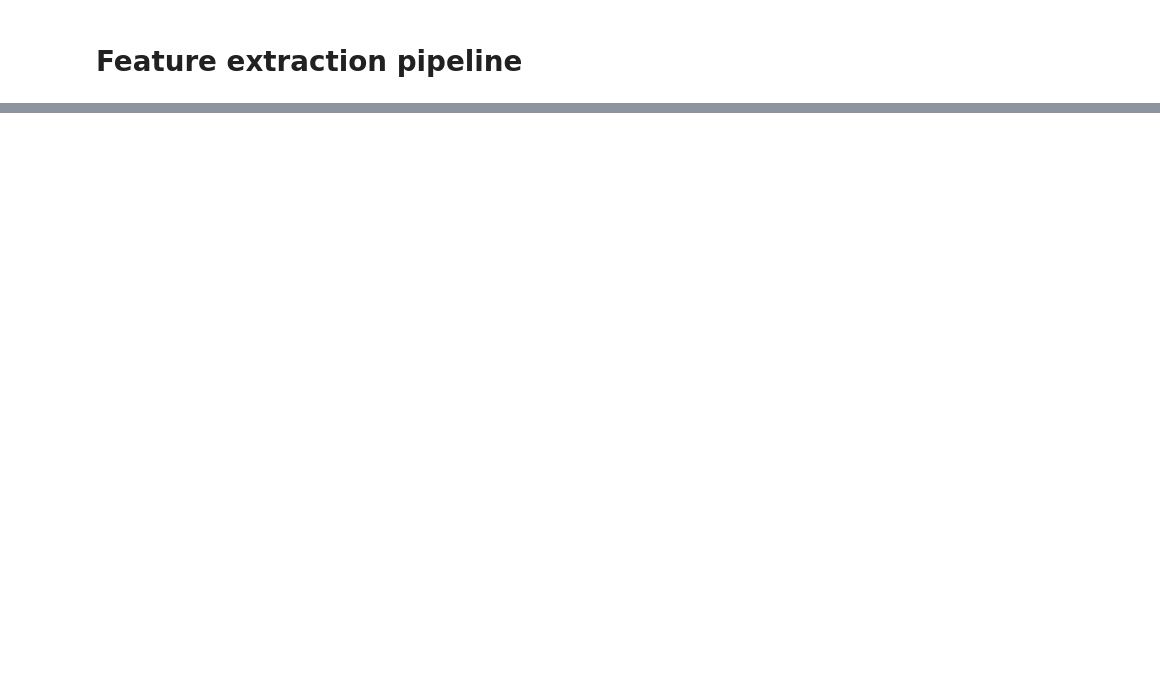
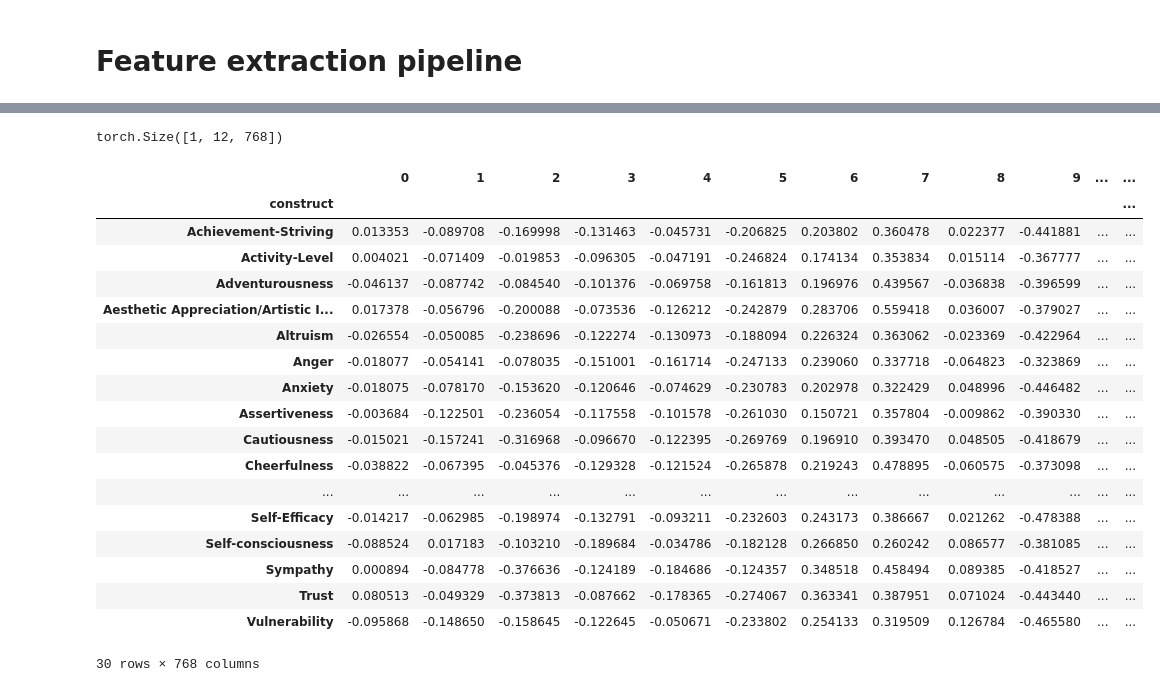
Before and after one commit to Zak-Hussain/LLM4BeSci, a Jupyter notebook: personality/personality.ipynb, the cells around one changed output, grey strips where cells are left out. Saved outputs shown, nothing was run; the diff lists cells and outputs as text; code cells hidden in the pictures; blank space fills up the shorter version.

Commit message:
add feature extraction pipeline

```diff
--- a/personality/personality.ipynb
+++ b/personality/personality.ipynb
@@ -156,0 +260,11 @@ print(f'r of absolute values: {sims.abs().corr(sims_observed.abs()).round(2)}')
+# %%
+# Loading the feature extraction pipeline
+model_ckpt = 'distilbert-base-uncased'
+feature_extractor = pipeline(
+    'feature-extraction', model=model_ckpt, tokenizer=model_ckpt,
+    device=device, framework='pt', batch_size=8
+)
+
+# Extracting the features for all items
+embeds = feature_extractor(neo_items['text'].to_list(), return_tensors='pt')
+embeds
@@ -156,0 +292,35 @@ print(f'r of absolute values: {sims.abs().corr(sims_observed.abs()).round(2)}')
+# %%
+embeds[0].shape
+# %% [output]
+torch.Size([1, 12, 768])
+# %%
+# Extracting the embedding for the [CLS] token
+embeds = [embeds[0][0].numpy() for embeds in embeds]
+
+# Converting to a data frame`
+embeds = pd.DataFrame(embeds)
+embeds['construct'] = neo_items['construct']
+
+# Calculating the mean embedding for each construct
+construct_embeds = embeds.groupby('construct').mean()
+construct_embeds
+# %% [output]
+|  | 0 | 1 | 2 | 3 | 4 | 5 | 6 | 7 | 8 | 9 | ... | ... |
+| construct |  |  |  |  |  |  |  |  |  |  |  | ... |
+| Achievement-Striving | 0.013353 | -0.089708 | -0.169998 | -0.131463 | -0.045731 | -0.206825 | 0.203802 | 0.360478 | 0.022377 | -0.441881 | ... | ... |
+| Activity-Level | 0.004021 | -0.071409 | -0.019853 | -0.096305 | -0.047191 | -0.246824 | 0.174134 | 0.353834 | 0.015114 | -0.367777 | ... | ... |
+| Adventurousness | -0.046137 | -0.087742 | -0.084540 | -0.101376 | -0.069758 | -0.161813 | 0.196976 | 0.439567 | -0.036838 | -0.396599 | ... | ... |
+| Aesthetic Appreciation/Artistic I... | 0.017378 | -0.056796 | -0.200088 | -0.073536 | -0.126212 | -0.242879 | 0.283706 | 0.559418 | 0.036007 | -0.379027 | ... | ... |
+| Altruism | -0.026554 | -0.050085 | -0.238696 | -0.122274 | -0.130973 | -0.188094 | 0.226324 | 0.363062 | -0.023369 | -0.422964 | ... | ... |
+| Anger | -0.018077 | -0.054141 | -0.078035 | -0.151001 | -0.161714 | -0.247133 | 0.239060 | 0.337718 | -0.064823 | -0.323869 | ... | ... |
+| Anxiety | -0.018075 | -0.078170 | -0.153620 | -0.120646 | -0.074629 | -0.230783 | 0.202978 | 0.322429 | 0.048996 | -0.446482 | ... | ... |
+| Assertiveness | -0.003684 | -0.122501 | -0.236054 | -0.117558 | -0.101578 | -0.261030 | 0.150721 | 0.357804 | -0.009862 | -0.390330 | ... | ... |
+| Cautiousness | -0.015021 | -0.157241 | -0.316968 | -0.096670 | -0.122395 | -0.269769 | 0.196910 | 0.393470 | 0.048505 | -0.418679 | ... | ... |
+| Cheerfulness | -0.038822 | -0.067395 | -0.045376 | -0.129328 | -0.121524 | -0.265878 | 0.219243 | 0.478895 | -0.060575 | -0.373098 | ... | ... |
+| ... | ... | ... | ... | ... | ... | ... | ... | ... | ... | ... | ... | ... |
+| Self-Efficacy | -0.014217 | -0.062985 | -0.198974 | -0.132791 | -0.093211 | -0.232603 | 0.243173 | 0.386667 | 0.021262 | -0.478388 | ... | ... |
+| Self-consciousness | -0.088524 | 0.017183 | -0.103210 | -0.189684 | -0.034786 | -0.182128 | 0.266850 | 0.260242 | 0.086577 | -0.381085 | ... | ... |
+| Sympathy | 0.000894 | -0.084778 | -0.376636 | -0.124189 | -0.184686 | -0.124357 | 0.348518 | 0.458494 | 0.089385 | -0.418527 | ... | ... |
+| Trust | 0.080513 | -0.049329 | -0.373813 | -0.087662 | -0.178365 | -0.274067 | 0.363341 | 0.387951 | 0.071024 | -0.443440 | ... | ... |
+| Vulnerability | -0.095868 | -0.148650 | -0.158645 | -0.122645 | -0.050671 | -0.233802 | 0.254133 | 0.319509 | 0.126784 | -0.465580 | ... | ... |
+30 rows × 768 columns
```
Also changed, not shown: parts of 18 cells of this notebook.
